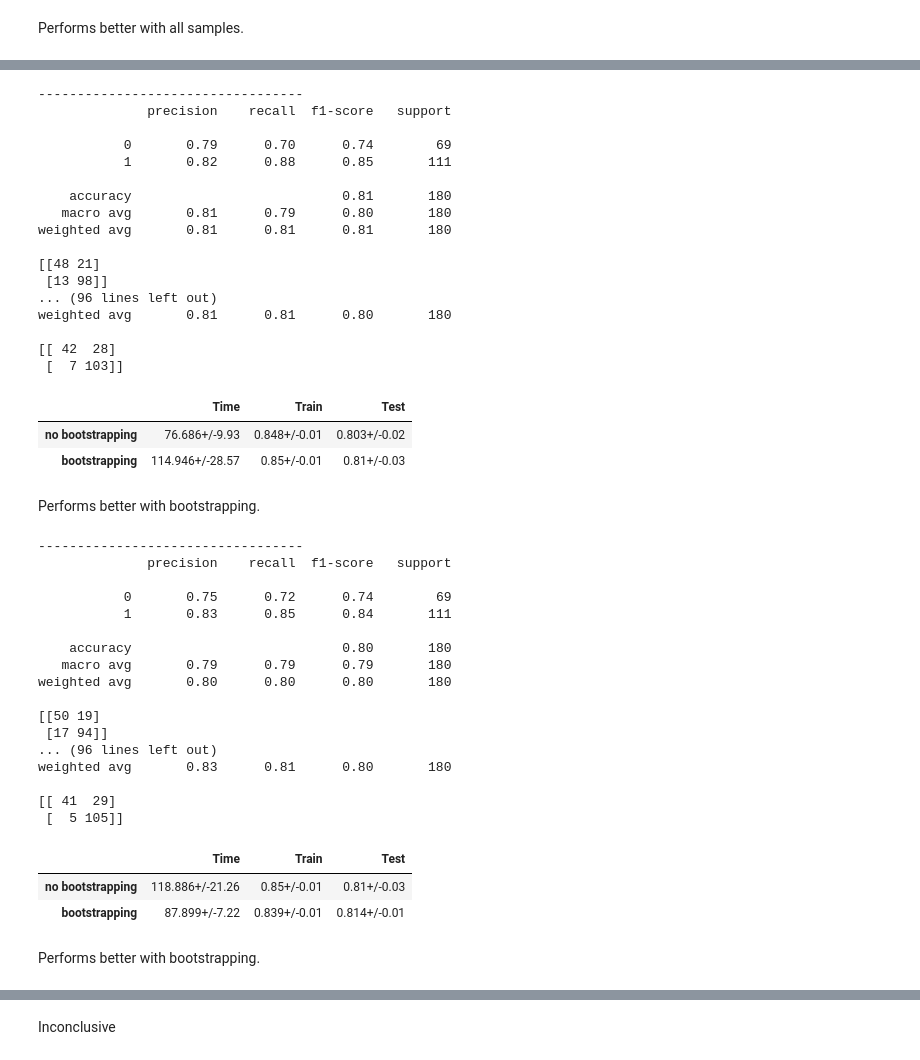
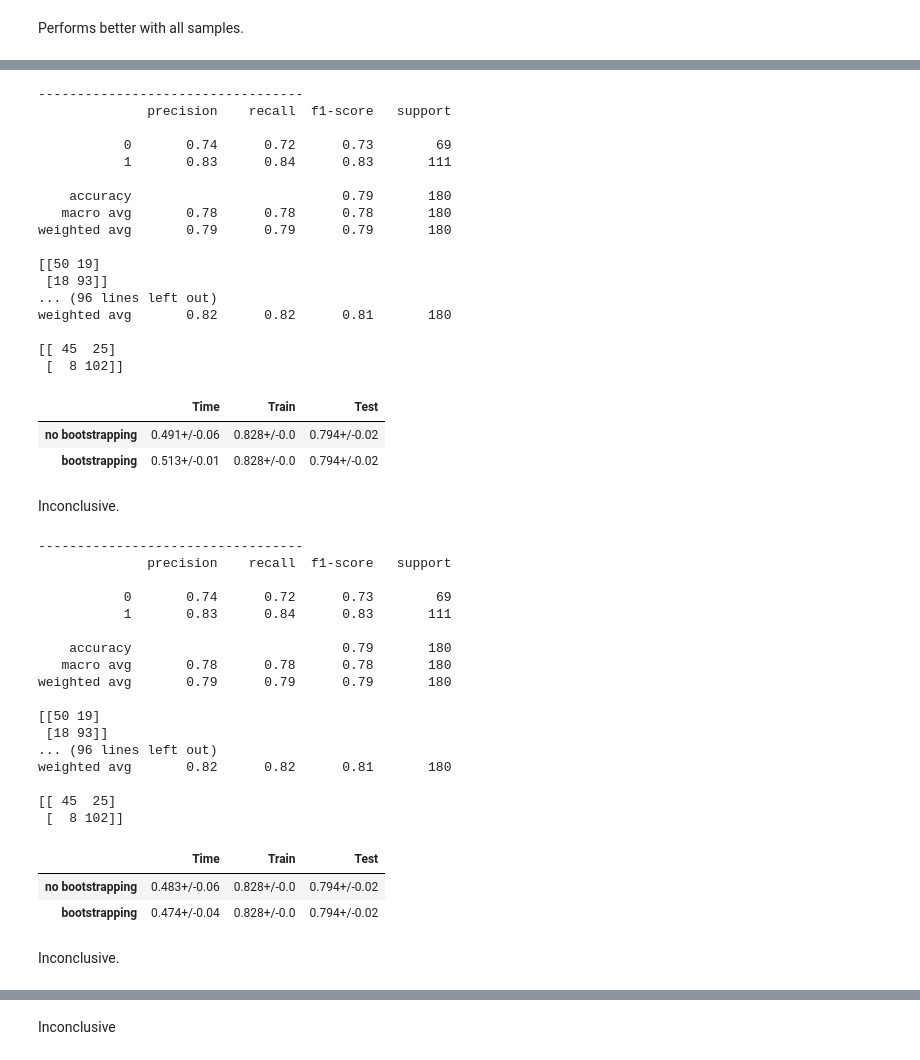
Before and after one commit to CatPalha/machineLearningProject, a Jupyter notebook: Project - AdaBoost-OneHot.ipynb, the cells around one changed output, grey strips where cells are left out. Saved outputs shown, nothing was run; the diff lists cells and outputs as text; code cells hidden in the pictures.

```diff
--- a/Project - AdaBoost-OneHot.ipynb
+++ b/Project - AdaBoost-OneHot.ipynb
@@ -3114,3 +3565,5 @@ model = MLPClassifier(random_state=0,max_iter=2000,batch_size=500)
+# %%
+model = AdaBoostClassifier(algorithm='SAMME.R',learning_rate=1,n_estimators=20,random_state=0)
 # %%
 bagging_5 = BaggingClassifier(base_estimator=model, random_state=5, n_estimators=5)
 bagging_10 = BaggingClassifier(base_estimator=model, random_state=5, n_estimators=10)
@@ -3235,59 +3733,59 @@ bagging_0 = BaggingClassifier(base_estimator=model, random_state=5, bootstrap=Fa
 bagging_1 = BaggingClassifier(base_estimator=model, random_state=5, bootstrap=True)
 # %%
 df = pd.DataFrame(columns=['Time','Train','Test'],index=['no bootstrapping','bootstrapping'])
-show_results(df,[bagging_0,bagging_1],method='stat',scaler=MaxAbsScaler())
+show_results(df,[bagging_0,bagging_1],k=4,remove=True,scaler=MinMaxScaler())
 # %% [output]
 ----------------------------------
               precision    recall  f1-score   support
 
-           0       0.79      0.70      0.74        69
-           1       0.82      0.88      0.85       111
+           0       0.74      0.72      0.73        69
+           1       0.83      0.84      0.83       111
 
-    accuracy                           0.81       180
-   macro avg       0.81      0.79      0.80       180
-weighted avg       0.81      0.81      0.81       180
+    accuracy                           0.79       180
+   macro avg       0.78      0.78      0.78       180
+weighted avg       0.79      0.79      0.79       180
 
-[[48 21]
- [13 98]]
+[[50 19]
+ [18 93]]
 ... (96 lines left out)
-weighted avg       0.81      0.81      0.80       180
+weighted avg       0.82      0.82      0.81       180
 
-[[ 42  28]
- [  7 103]]
+[[ 45  25]
+ [  8 102]]
 |  | Time | Train | Test |
-| no bootstrapping | 76.686+/-9.93 | 0.848+/-0.01 | 0.803+/-0.02 |
-| bootstrapping | 114.946+/-28.57 | 0.85+/-0.01 | 0.81+/-0.03 |
+| no bootstrapping | 0.491+/-0.06 | 0.828+/-0.0 | 0.794+/-0.02 |
+| bootstrapping | 0.513+/-0.01 | 0.828+/-0.0 | 0.794+/-0.02 |
-# %% [markdown]
-Performs better with bootstrapping.
+# %% [markdown]
+Inconclusive.
 # %%
 bagging_0 = BaggingClassifier(base_estimator=model, random_state=5, bootstrap_features=False)
 bagging_1 = BaggingClassifier(base_estimator=model, random_state=5, bootstrap_features=True)
 # %%
 df = pd.DataFrame(columns=['Time','Train','Test'],index=['no bootstrapping','bootstrapping'])
-show_results(df,[bagging_0,bagging_1],method='stat',scaler=MaxAbsScaler())
+show_results(df,[bagging_0,bagging_1],k=4,remove=True,scaler=MinMaxScaler())
 # %% [output]
 ----------------------------------
               precision    recall  f1-score   support
 
-           0       0.75      0.72      0.74        69
-           1       0.83      0.85      0.84       111
+           0       0.74      0.72      0.73        69
+           1       0.83      0.84      0.83       111
 
-    accuracy                           0.80       180
-   macro avg       0.79      0.79      0.79       180
-weighted avg       0.80      0.80      0.80       180
+    accuracy                           0.79       180
+   macro avg       0.78      0.78      0.78       180
+weighted avg       0.79      0.79      0.79       180
 
 [[50 19]
- [17 94]]
+ [18 93]]
 ... (96 lines left out)
-weighted avg       0.83      0.81      0.80       180
+weighted avg       0.82      0.82      0.81       180
 
-[[ 41  29]
- [  5 105]]
+[[ 45  25]
+ [  8 102]]
 |  | Time | Train | Test |
-| no bootstrapping | 118.886+/-21.26 | 0.85+/-0.01 | 0.81+/-0.03 |
-| bootstrapping | 87.899+/-7.22 | 0.839+/-0.01 | 0.814+/-0.01 |
+| no bootstrapping | 0.483+/-0.06 | 0.828+/-0.0 | 0.794+/-0.02 |
+| bootstrapping | 0.474+/-0.04 | 0.828+/-0.0 | 0.794+/-0.02 |
-# %% [markdown]
-Performs better with bootstrapping.
+# %% [markdown]
+Inconclusive.
 # %%
 bagging_0 = BaggingClassifier(base_estimator=model, random_state=5, warm_start=False)
 bagging_1 = BaggingClassifier(base_estimator=model, random_state=5, warm_start=True)
```
Also changed, not shown: parts of 45 cells of this notebook, 5 other files.
